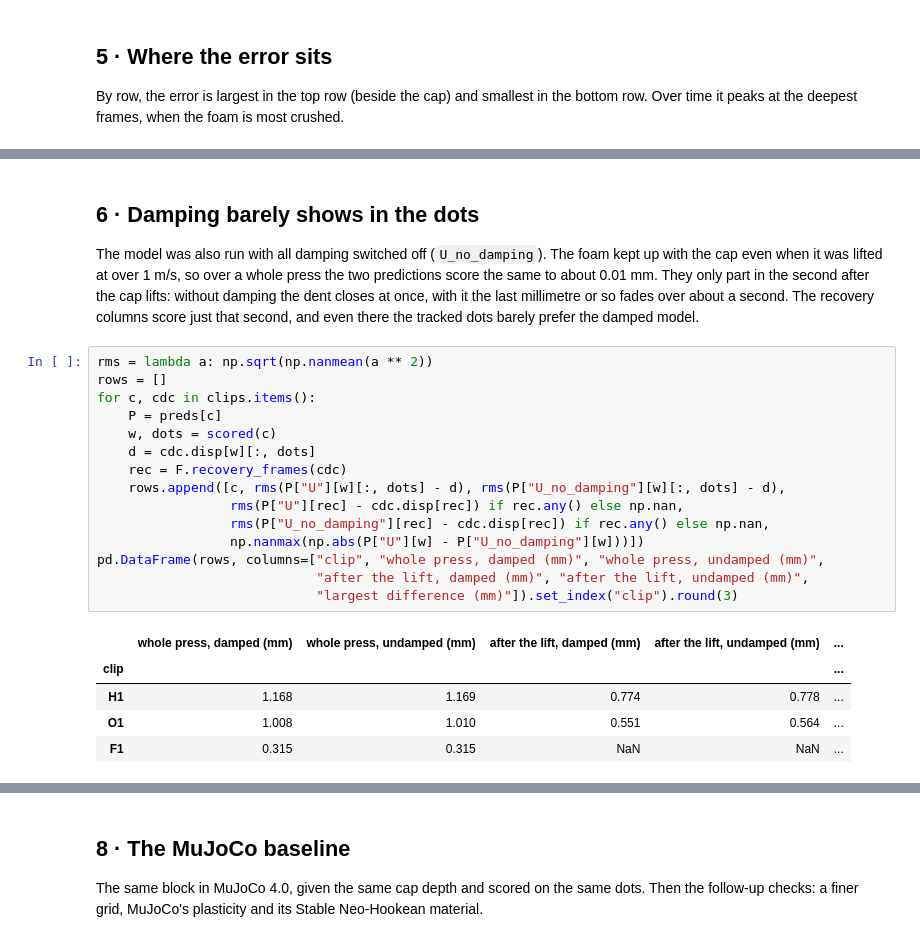
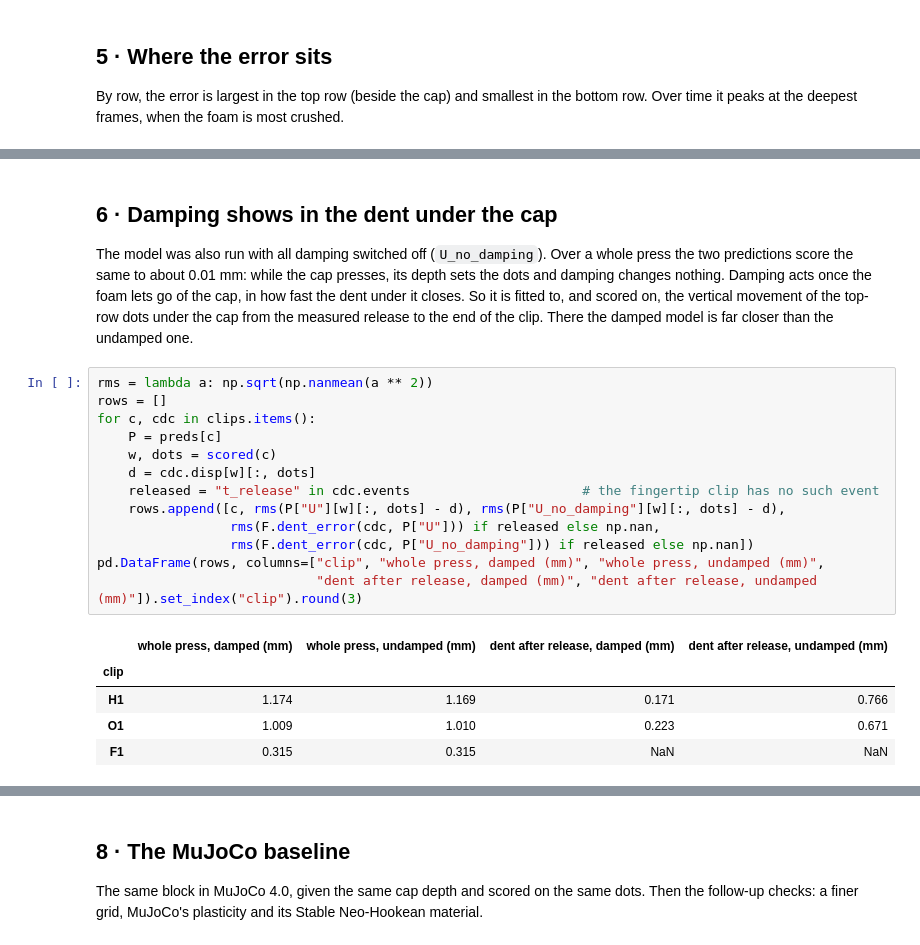
Before and after one commit to Abeey04/press2sim, a Jupyter notebook: notebooks/02_check_results.ipynb, the cells around one changed output, grey strips where cells are left out. Saved outputs shown, nothing was run; the diff lists cells and outputs as text.

Commit message:
Refit damping on the dent after release; make the fit and the synthetic test reproducible; add model checks

```diff
--- a/notebooks/02_check_results.ipynb
+++ b/notebooks/02_check_results.ipynb
@@ -236,29 +237,27 @@ plt.tight_layout(); plt.show()
 # %% [markdown]
-## 6 · Damping barely shows in the dots
+## 6 · Damping shows in the dent under the cap
 
-The model was also run with all damping switched off (`U_no_damping`). The foam kept up with the cap even
-when it was lifted at over 1 m/s, so over a whole press the two predictions score the same to about
-0.01 mm. They only part in the second after the cap lifts: without damping the dent closes at once, with
-it the last millimetre or so fades over about a second. The recovery columns score just that second, and
-even there the tracked dots barely prefer the damped model.
+The model was also run with all damping switched off (`U_no_damping`). Over a whole press the two
+predictions score the same to about 0.01 mm: while the cap presses, its depth sets the dots and damping
+changes nothing. Damping acts once the foam lets go of the cap, in how fast the dent under it closes. So
+it is fitted to, and scored on, the vertical movement of the top-row dots under the cap from the
+measured release to the end of the clip. There the damped model is far closer than the undamped one.
 # %%
 rms = lambda a: np.sqrt(np.nanmean(a ** 2))
 rows = []
 for c, cdc in clips.items():
     P = preds[c]
     w, dots = scored(c)
     d = cdc.disp[w][:, dots]
-    rec = F.recovery_frames(cdc)
+    released = "t_release" in cdc.events                      # the fingertip clip has no such event
     rows.append([c, rms(P["U"][w][:, dots] - d), rms(P["U_no_damping"][w][:, dots] - d),
-                 rms(P["U"][rec] - cdc.disp[rec]) if rec.any() else np.nan,
-                 rms(P["U_no_damping"][rec] - cdc.disp[rec]) if rec.any() else np.nan,
-                 np.nanmax(np.abs(P["U"][w] - P["U_no_damping"][w]))])
+                 rms(F.dent_error(cdc, P["U"])) if released else np.nan,
+                 rms(F.dent_error(cdc, P["U_no_damping"])) if released else np.nan])
 pd.DataFrame(rows, columns=["clip", "whole press, damped (mm)", "whole press, undamped (mm)",
-                            "after the lift, damped (mm)", "after the lift, undamped (mm)",
-                            "largest difference (mm)"]).set_index("clip").round(3)
+                            "dent after release, damped (mm)", "dent after release, undamped (mm)"]).set_index("clip").round(3)
 # %% [output]
-|  | whole press, damped (mm) | whole press, undamped (mm) | after the lift, damped (mm) | after the lift, undamped (mm) | ... |
-| clip |  |  |  |  | ... |
-| H1 | 1.168 | 1.169 | 0.774 | 0.778 | ... |
-| O1 | 1.008 | 1.010 | 0.551 | 0.564 | ... |
-| F1 | 0.315 | 0.315 | NaN | NaN | ... |
+|  | whole press, damped (mm) | whole press, undamped (mm) | dent after release, damped (mm) | dent after release, undamped (mm) |
+| clip |  |  |  |  |
+| H1 | 1.174 | 1.169 | 0.171 | 0.766 |
+| O1 | 1.009 | 1.010 | 0.223 | 0.671 |
+| F1 | 0.315 | 0.315 | NaN | NaN |
```
Also changed, not shown: parts of 16 cells of this notebook, 47 other files.
